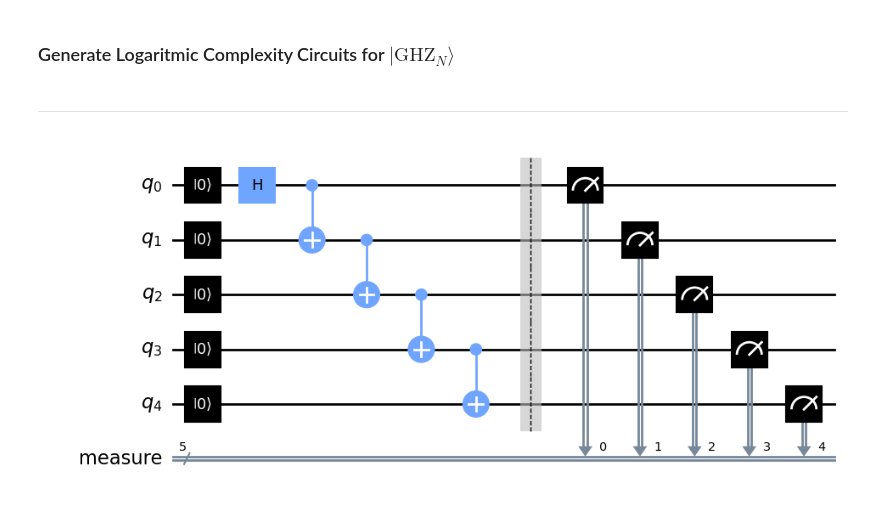
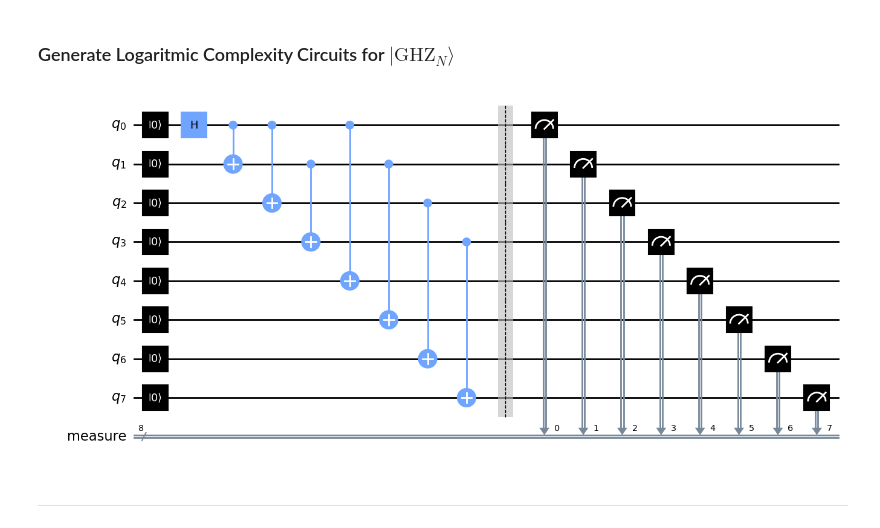
Before and after one commit to Kapral67/CSCI420-Research, a Jupyter notebook: data/init.ipynb, the cells around one changed output. Saved outputs shown, nothing was run; the diff lists cells and outputs as text; code cells hidden in the pictures.

```diff
--- a/data/init.ipynb
+++ b/data/init.ipynb
@@ -76,5 +124,10 @@ def log_complexity_GHZ(N: int) -> QuantumCircuit:
       new_circuit.append(gate[0], [old_circuit.find_bit(qubit).index for qubit in qubits_affected])
   new_circuit.measure_active()
   return new_circuit
+# %%
+log_complexity_circuit = log_complexity_GHZ(N)
+log_complexity_circuit.draw(output='mpl')
+# %% [output]
+[figure, added]
 # %% [markdown]
 ---
@@ -83,4 +133,0 @@ N=5
-# %%
-linear_complexity_GHZ(N=N).draw(output='mpl')
-# %% [output]
-[figure, removed]
```
Also changed, not shown: parts of 22 cells of this notebook, 1 other file.
